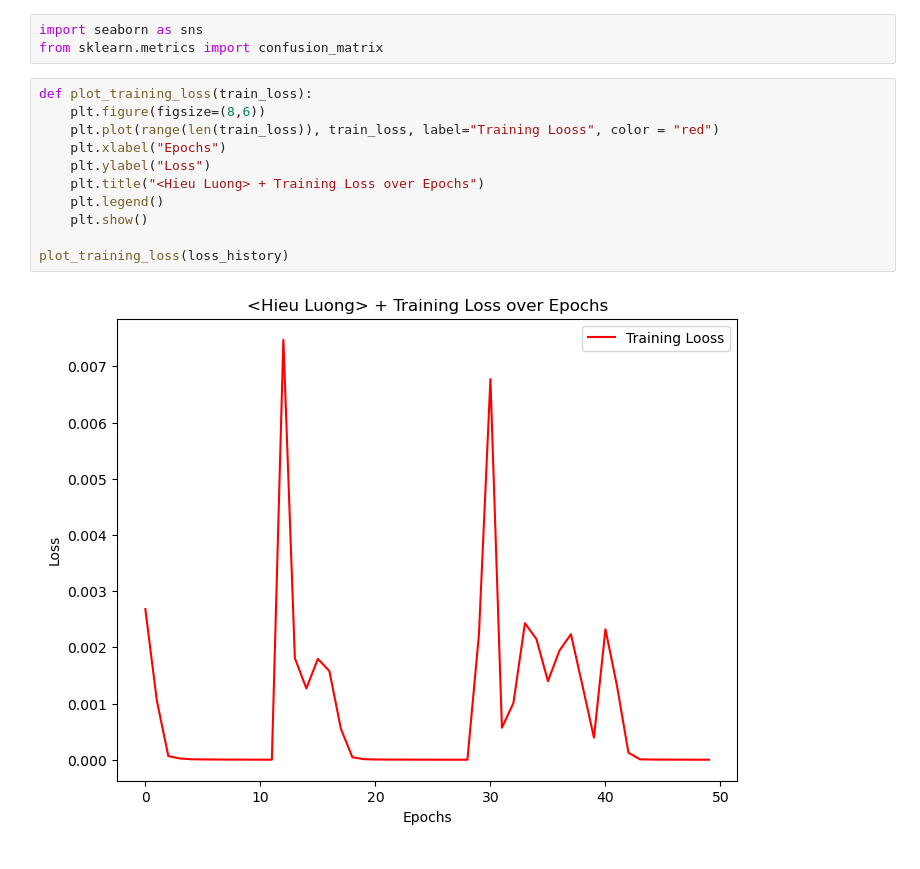
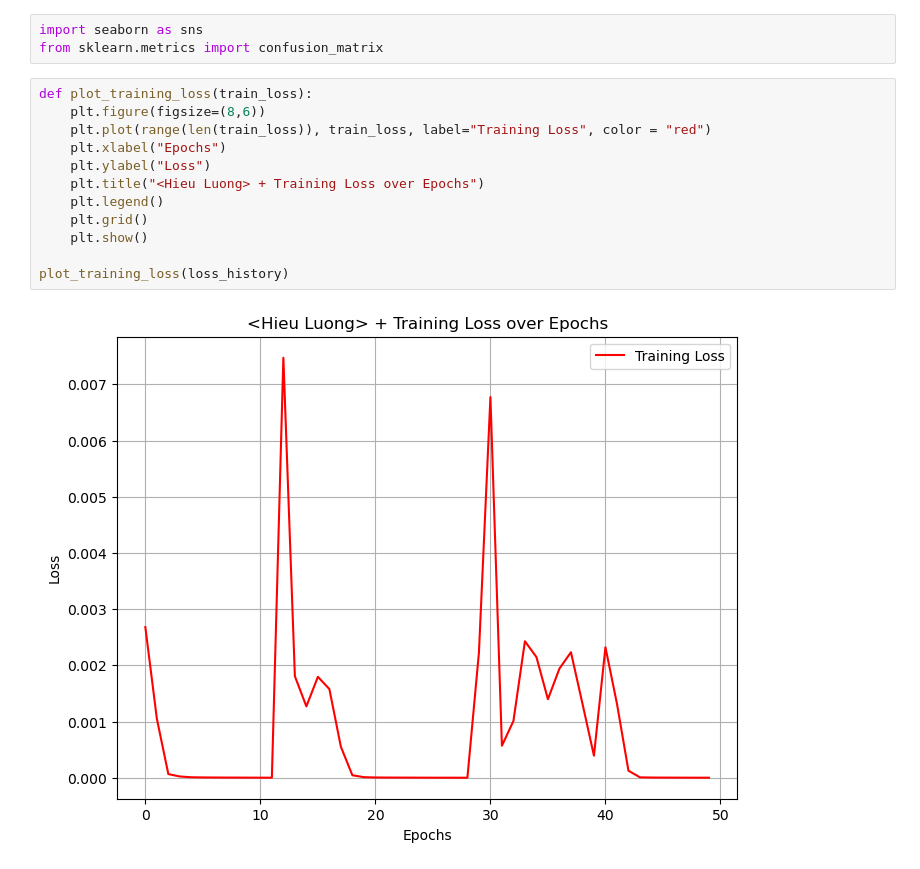
Before and after one commit to HoweyLuong/CS457_lab6, a Jupyter notebook: Hieu_Lab6.ipynb, the cells around one changed output. Drawn from its saved outputs; the diff is of its cells as text.

```diff
--- a/Hieu_Lab6.ipynb
+++ b/Hieu_Lab6.ipynb
@@ -283,13 +283,14 @@ from sklearn.metrics import confusion_matrix
 # %%
 def plot_training_loss(train_loss):
     plt.figure(figsize=(8,6))
-    plt.plot(range(len(train_loss)), train_loss, label="Training Looss", color = "red")
+    plt.plot(range(len(train_loss)), train_loss, label="Training Loss", color = "red")
     plt.xlabel("Epochs")
     plt.ylabel("Loss")
     plt.title("<Hieu Luong> + Training Loss over Epochs")
     plt.legend()
+    plt.grid()
     plt.show()
 
 plot_training_loss(loss_history)
 # %% [output]
-[figure, old version]
+[figure, new version]
```
Also changed, not shown: parts of 3 cells of this notebook.
